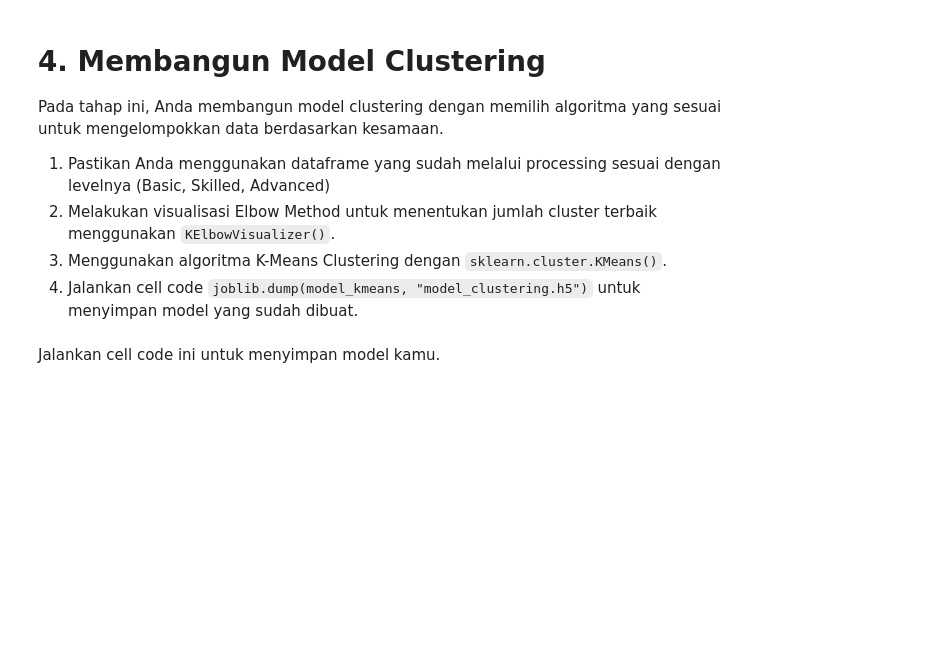
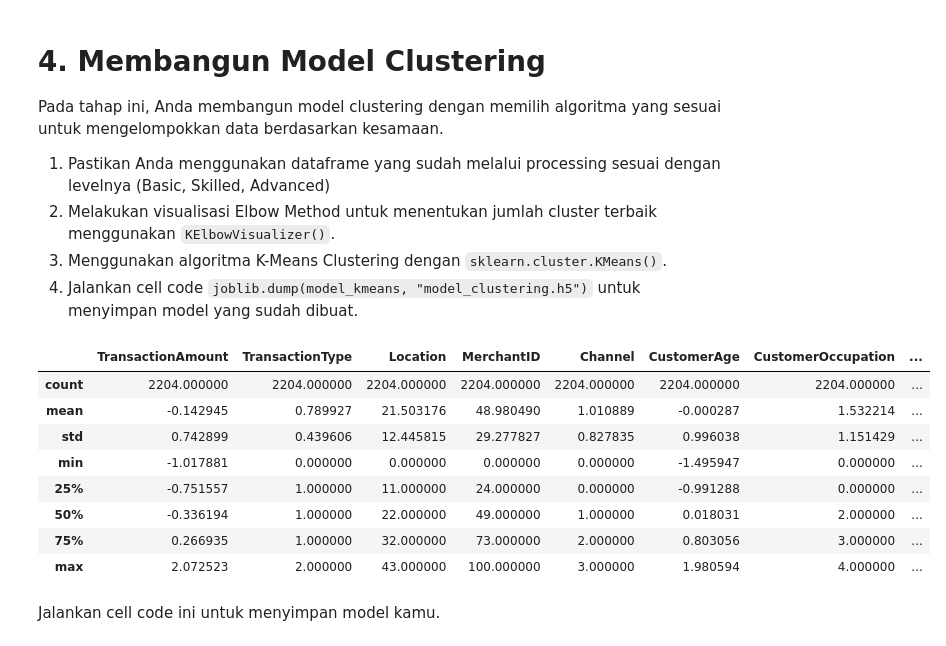
Before and after one commit to FaizFP/Dicoding--Project, a Jupyter notebook: [Clustering]_Submission_Akhir_BMLP_Your_Name.ipynb, the cells around one changed output. Saved outputs shown, nothing was run; the diff lists cells and outputs as text; code cells hidden in the pictures; blank space fills up the shorter version.

Commit message:
Encode Numeric

```diff
--- a/[Clustering]_Submission_Akhir_BMLP_Your_Name.ipynb
+++ b/[Clustering]_Submission_Akhir_BMLP_Your_Name.ipynb
@@ -341,0 +334,26 @@ AccountBalance: 23 outlier dihapus
+# %%
+# Melakukan binning data berdasarkan kondisi rentang nilai pada fitur numerik,
+# lakukan pada satu sampai dua fitur numerik.
+# Silahkan lakukan encode hasil binning tersebut menggunakan LabelEncoder.
+# Pastikan kamu mengerjakan tahapan ini pada satu cell.
+
+
+#Young' (<-0.5 std dev), 'Middle-aged' (-0.5 to 0.5 std dev), and 'Senior' (>0.5 std dev)
+age_bins = [-float('inf'), -0.5, 0.5, float('inf')]
+age_labels = ['Young', 'Middle-aged', 'Senior']
+df['AgeGroup'] = pd.cut(df['CustomerAge'], bins=age_bins, labels=age_labels, right=False)
+
+
+#untuk small medium large
+amount_bins = [-float('inf'), -0.5, 0.5, float('inf')]
+amount_labels = ['Small', 'Medium', 'Large']
+df['TransactionSize'] = pd.cut(df['TransactionAmount'], bins=amount_bins, labels=amount_labels, right=False)
+
+#Encode hasil
+label_encoder = LabelEncoder()
+df['AgeGroup'] = label_encoder.fit_transform(df['AgeGroup'])
+df['TransactionSize'] = label_encoder.fit_transform(df['TransactionSize'])
+
+
+#cek hasil
+print(df[['CustomerAge', 'AgeGroup', 'TransactionAmount', 'TransactionSize']].head(10))
@@ -349,8 +379,20 @@ Pada tahap ini, Anda membangun model clustering dengan memilih algoritma yang se
 # %%
 # Gunakan describe untuk memastikan proses clustering menggunakan dataset hasil preprocessing
 # Lengkapi kode ini dengan mengubah nama DataFrame yang akan dilatih.
 # Kode harus digunakan dan dilarang menambahkan syntax lainnya pada cell ini.
 # ___.describe()
+
+df.describe()
+# %% [output]
+|  | TransactionAmount | TransactionType | Location | MerchantID | Channel | CustomerAge | CustomerOccupation | ... |
+| count | 2204.000000 | 2204.000000 | 2204.000000 | 2204.000000 | 2204.000000 | 2204.000000 | 2204.000000 | ... |
+| mean | -0.142945 | 0.789927 | 21.503176 | 48.980490 | 1.010889 | -0.000287 | 1.532214 | ... |
+| std | 0.742899 | 0.439606 | 12.445815 | 29.277827 | 0.827835 | 0.996038 | 1.151429 | ... |
+| min | -1.017881 | 0.000000 | 0.000000 | 0.000000 | 0.000000 | -1.495947 | 0.000000 | ... |
+| 25% | -0.751557 | 1.000000 | 11.000000 | 24.000000 | 0.000000 | -0.991288 | 0.000000 | ... |
+| 50% | -0.336194 | 1.000000 | 22.000000 | 49.000000 | 1.000000 | 0.018031 | 2.000000 | ... |
+| 75% | 0.266935 | 1.000000 | 32.000000 | 73.000000 | 2.000000 | 0.803056 | 3.000000 | ... |
+| max | 2.072523 | 2.000000 | 43.000000 | 100.000000 | 3.000000 | 1.980594 | 4.000000 | ... |
 # %%
 # Melakukan visualisasi Elbow Method menggunakan KElbowVisualizer()
 # %%
```
Also changed, not shown: parts of 5 cells of this notebook.
